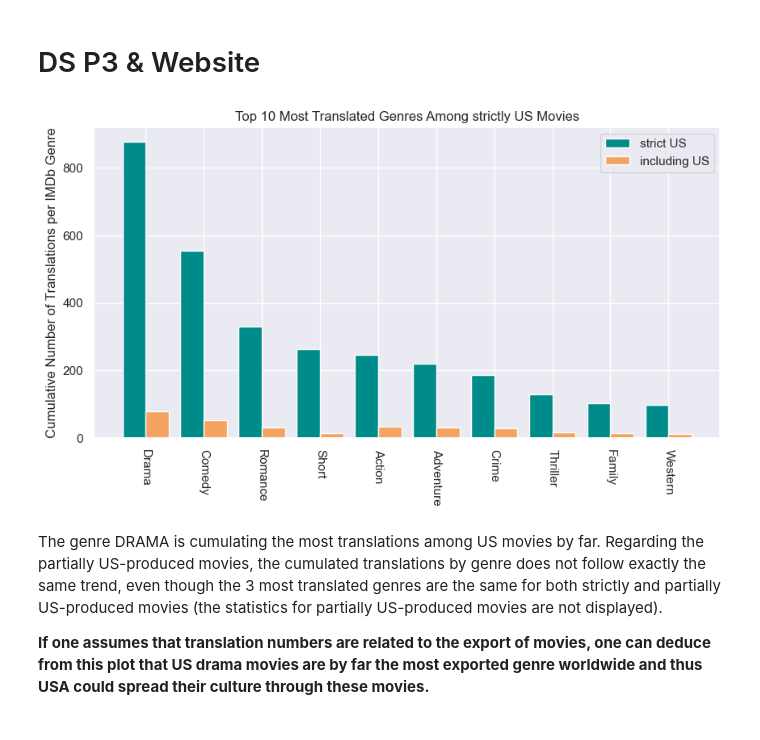
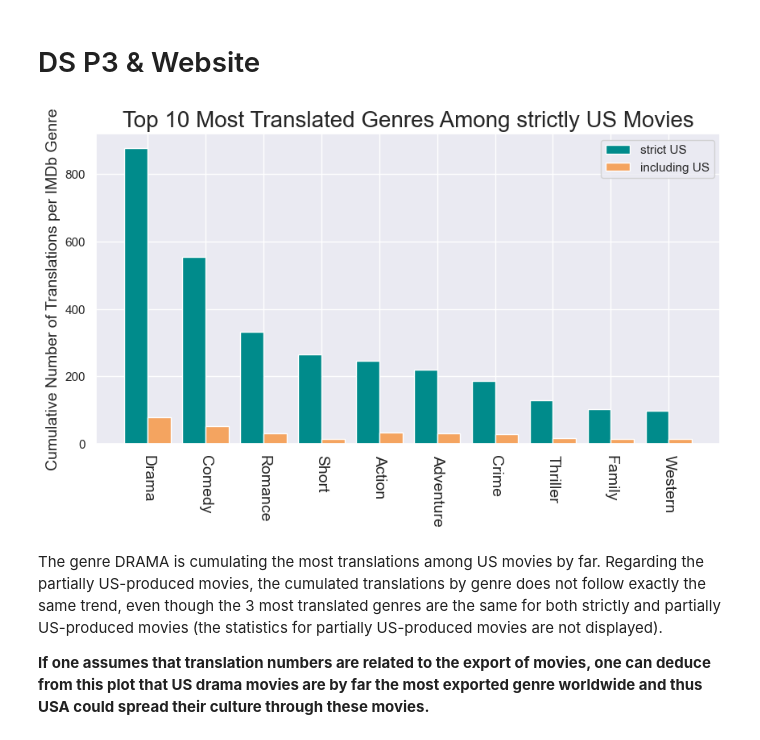
Before and after one commit to epfl-ada/ada-2024-project-adactylous, a Jupyter notebook: results_P2.ipynb, the cells around one changed output. Cells and saved outputs as stored; diff of their text form; code cells hidden in the pictures.

Commit message:
claire : P3
analyse + imshow of plots

```diff
--- a/results_P2.ipynb
+++ b/results_P2.ipynb
@@ -889,37 +874,37 @@ Which genre is cumulating the most traductions among US genres ?
 # %%
 #among US movies, we'll calculate the number of translations for each movie and then use a groubpy on the genres and sum up the the number of translations
 
 groupby_genre_translation_strict_us=movies_mtd_strict_us_genre_exploded['translations_count'].groupby(movies_mtd_strict_us_genre_exploded['genres_IMDB']).sum()
 groupby_genre_translation_incl_us=movies_mtd_incl_us_genre_exploded['translations_count'].groupby(movies_mtd_incl_us_genre_exploded['genres_IMDB']).sum()
 
 #parameters
 width = 0.4
 n=10
 
 #top 10 genres for movies strictly produced by US
 top_genres_strict_us = groupby_genre_translation_strict_us.sort_values(ascending=False).head(n)
 #we want to reorder the genres of movies partially produced by the US to match that previous top 10 genres (of movies strictly produced by US)
 #to do so, we reindex
 corresponding_genres_incl_us = groupby_genre_translation_incl_us.reindex(top_genres_strict_us.index)
 
 ######################################## Plotting ######################################
 fig, ax = plt.subplots(figsize=(10, 5))
 
 # Plot the bars side by side
 ax.bar(np.arange(n) - width/2, top_genres_strict_us, width=width, label='strict US', color='darkcyan')
 ax.bar(np.arange(n) + width/2, corresponding_genres_incl_us, width=width, label='including US', color='sandybrown')
 
 # Add labels and titles
 ax.legend()
-ax.set_title('Top 10 Most Translated Genres Among strictly US Movies')
-ax.set_ylabel('Cumulative Number of Translations per IMDb Genre')
+ax.set_title('Top 10 Most Translated Genres Among strictly US Movies', fontsize=20)
+ax.set_ylabel('Cumulative Number of Translations per IMDb Genre', fontsize=14)
 ax.set_xticks(np.arange(n))
-ax.set_xticklabels(groupby_genre_translation_strict_us.sort_values(ascending=False).head(n).index,rotation=-90)
+ax.set_xticklabels(groupby_genre_translation_strict_us.sort_values(ascending=False).head(n).index,rotation=-90, fontsize=14)
 
-
+plt.savefig('data/plots_website/drama_US_translations.png', dpi=300, bbox_inches='tight')
 plt.show()
 # %% [output]
-[figure, old version]
+[figure, new version]
 # %% [markdown]
 The genre DRAMA is cumulating the most translations among US movies by far. Regarding the partially US-produced movies, the cumulated translations by genre does not follow exactly the same trend, even though the 3 most translated genres are the same for both strictly and partially US-produced movies (the statistics for partially US-produced movies are not displayed).
 
```
Also changed, not shown: parts of 10 cells of this notebook, 15 other files.
